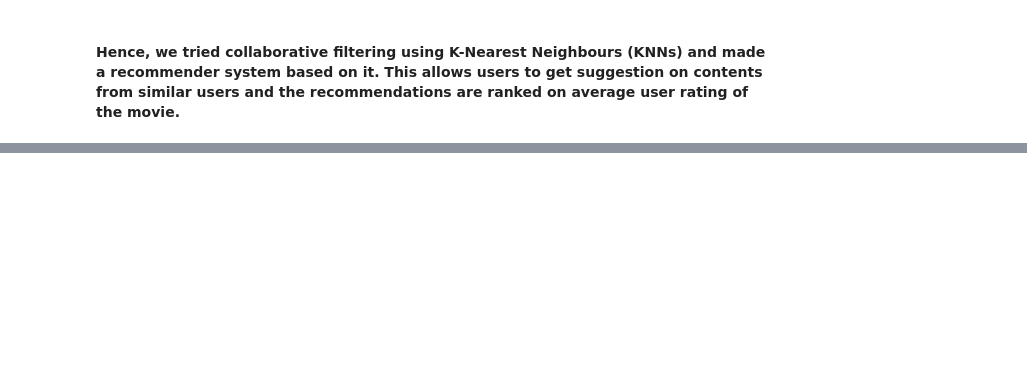
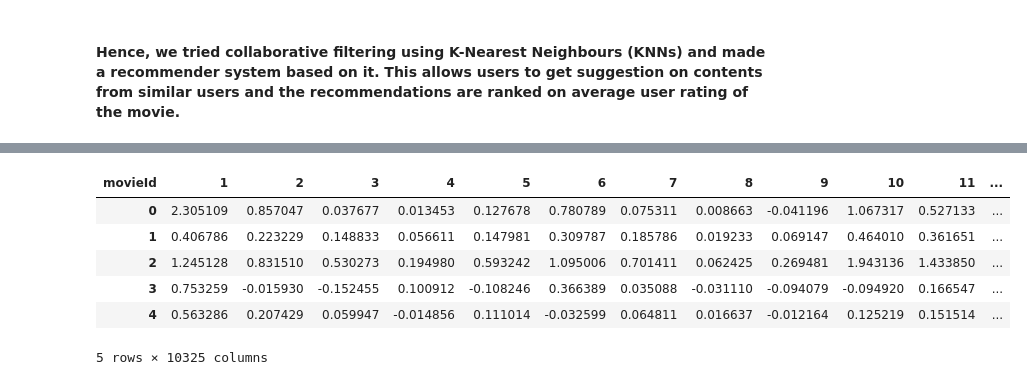
Before and after one commit to arghyadeep99/Movieflix, a Jupyter notebook: Movieflix.ipynb, the cells around one changed output, grey strips where cells are left out. Cells and saved outputs as stored; diff of their text form; code cells hidden in the pictures; blank space fills up the shorter version.

```diff
--- a/Movieflix.ipynb
+++ b/Movieflix.ipynb
@@ -592,0 +592,51 @@ Recommended Movies are:
+# %%
+import pandas as pd
+import numpy as np
+
+data_path = 'dataset/'
+movies_filename = 'movies.csv'
+ratings_filename = 'ratings.csv'
+
+df_movies = pd.read_csv(
+    os.path.join(data_path, movies_filename),
+    usecols=['movieId', 'title'],
+    dtype={'movieId': 'int32', 'title': 'str'})
+
+df_ratings = pd.read_csv(
+    os.path.join(data_path, ratings_filename),
+    usecols=['userId', 'movieId', 'rating'],
+    dtype={'userId': 'int32', 'movieId': 'int32', 'rating': 'float32'}
+)
+
+# df_ratings=df_ratings[:2000000]
+df_movie_features = df_ratings.pivot(
+    index='userId',
+    columns='movieId',
+    values='rating'
+).fillna(0)
+
+R = df_movie_features.values
+user_ratings_mean = np.mean(R, axis = 1)
+R_demeaned = R - user_ratings_mean.reshape(-1, 1)
+
+from scipy.sparse.linalg import svds
+# from scipy.linalg import svd
+
+U, sigma, Vt = svds(R_demeaned)
+
+# that the Sigma$ returned is just the values instead of a diagonal matrix.
+# This is useful, but since I'm going to leverage matrix multiplication to get predictions
+# I'll convert it to the diagonal matrix form.
+
+sigma = np.diag(sigma)
+all_user_predicted_ratings = np.dot(np.dot(U, sigma), Vt) + user_ratings_mean.reshape(-1, 1)
+preds_df = pd.DataFrame(all_user_predicted_ratings, columns = df_movie_features.columns)
+preds_df.head()
+# %% [output]
+| movieId | 1 | 2 | 3 | 4 | 5 | 6 | 7 | 8 | 9 | 10 | 11 | ... |
+| 0 | 2.305109 | 0.857047 | 0.037677 | 0.013453 | 0.127678 | 0.780789 | 0.075311 | 0.008663 | -0.041196 | 1.067317 | 0.527133 | ... |
+| 1 | 0.406786 | 0.223229 | 0.148833 | 0.056611 | 0.147981 | 0.309787 | 0.185786 | 0.019233 | 0.069147 | 0.464010 | 0.361651 | ... |
+| 2 | 1.245128 | 0.831510 | 0.530273 | 0.194980 | 0.593242 | 1.095006 | 0.701411 | 0.062425 | 0.269481 | 1.943136 | 1.433850 | ... |
+| 3 | 0.753259 | -0.015930 | -0.152455 | 0.100912 | -0.108246 | 0.366389 | 0.035088 | -0.031110 | -0.094079 | -0.094920 | 0.166547 | ... |
+| 4 | 0.563286 | 0.207429 | 0.059947 | -0.014856 | 0.111014 | -0.032599 | 0.064811 | 0.016637 | -0.012164 | 0.125219 | 0.151514 | ... |
+5 rows × 10325 columns
```
Also changed, not shown: parts of 13 cells of this notebook.
